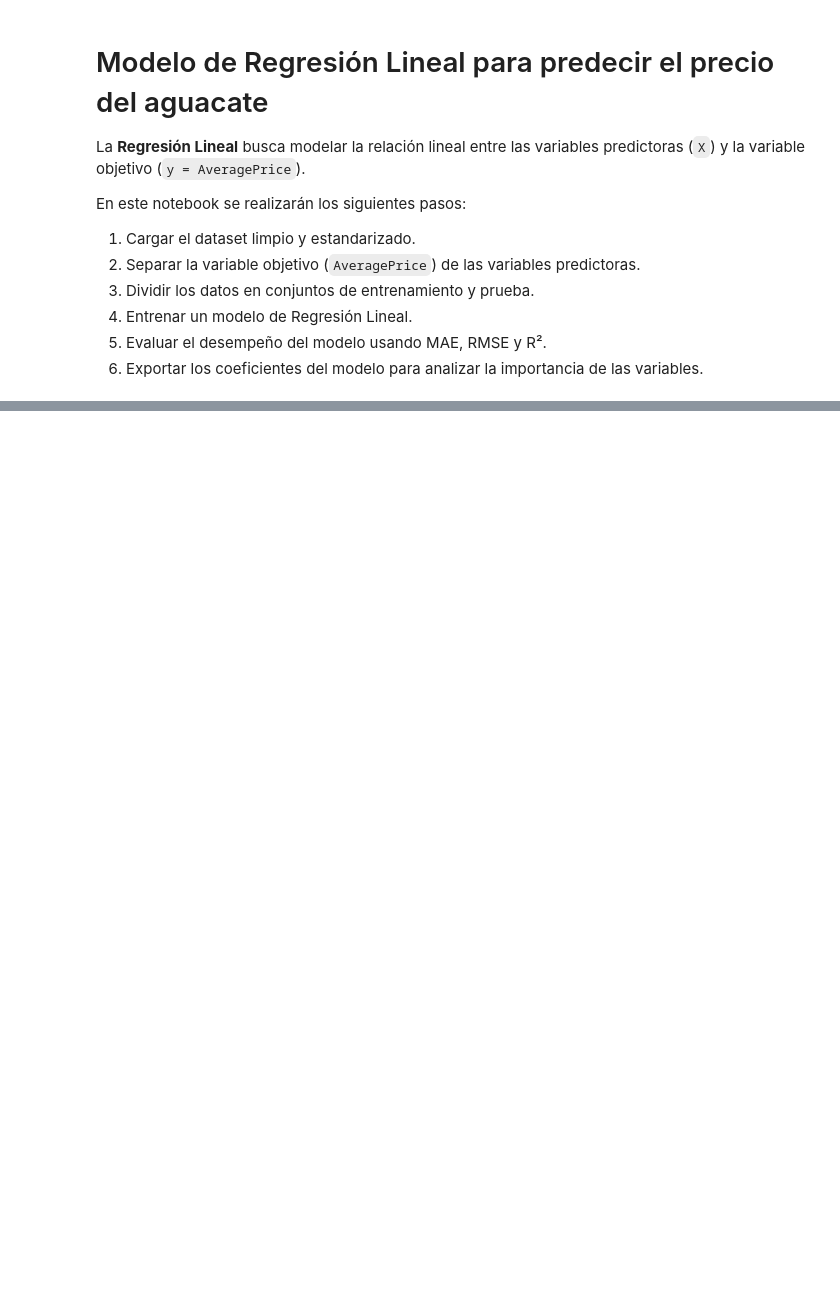
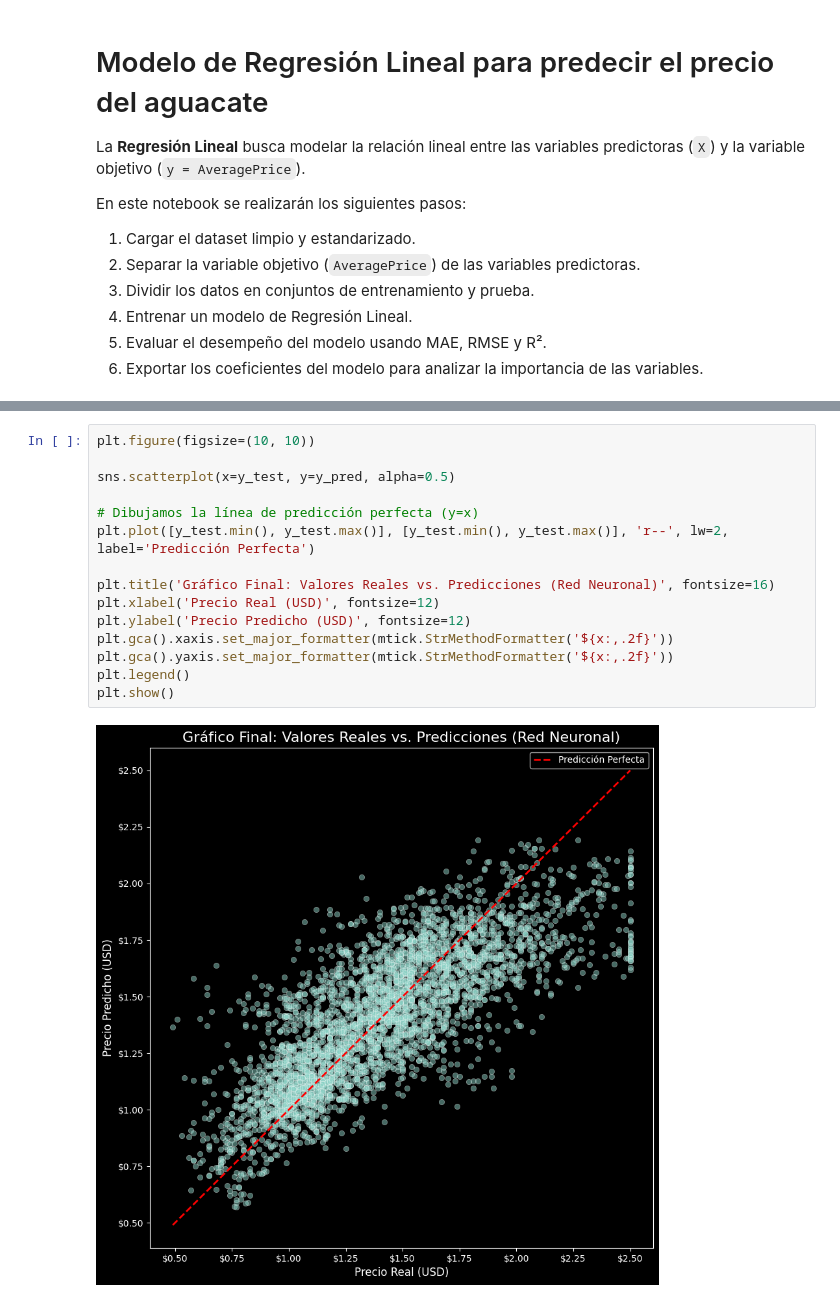
Before and after one commit to RonaldoMunoz/2025-2-CienciaDeDatosProyecto2, a Jupyter notebook: regresion_lineal.ipynb, the cells around one changed output, grey strips where cells are left out. Saved outputs shown, nothing was run; the diff lists cells and outputs as text; blank space fills up the shorter version.

```diff
--- a/regresion_lineal.ipynb
+++ b/regresion_lineal.ipynb
@@ -123,3 +126,20 @@ R²   (Coeficiente de Determinación): 0.6029
 46      region_SanFrancisco     0.283554
 
 💾 Archivo exportado: linear_regression_coefficients.csv
+# %%
+plt.figure(figsize=(10, 10))
+
+sns.scatterplot(x=y_test, y=y_pred, alpha=0.5)
+
+# Dibujamos la línea de predicción perfecta (y=x)
+plt.plot([y_test.min(), y_test.max()], [y_test.min(), y_test.max()], 'r--', lw=2, label='Predicción Perfecta')
+
+plt.title('Gráfico Final: Valores Reales vs. Predicciones (Red Neuronal)', fontsize=16)
+plt.xlabel('Precio Real (USD)', fontsize=12)
+plt.ylabel('Precio Predicho (USD)', fontsize=12)
+plt.gca().xaxis.set_major_formatter(mtick.StrMethodFormatter('${x:,.2f}'))
+plt.gca().yaxis.set_major_formatter(mtick.StrMethodFormatter('${x:,.2f}'))
+plt.legend()
+plt.show()
+# %% [output]
+[figure, added]
```
Also changed, not shown: parts of 1 cell of this notebook, 5 other files.
